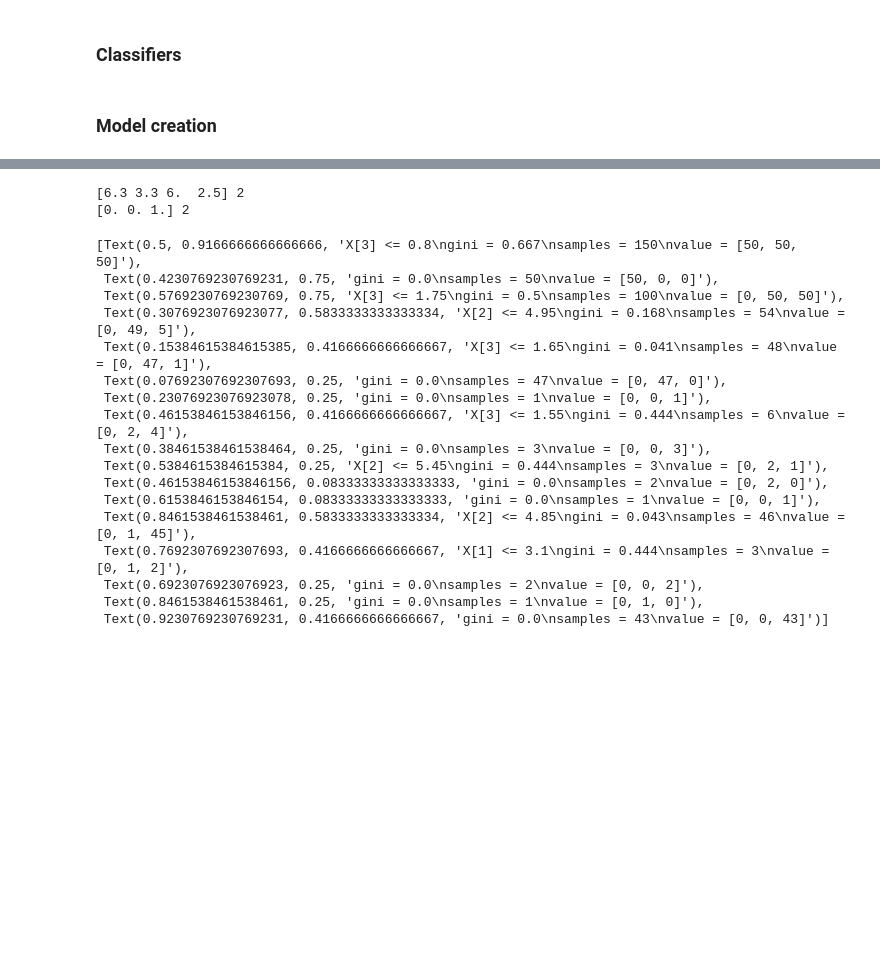
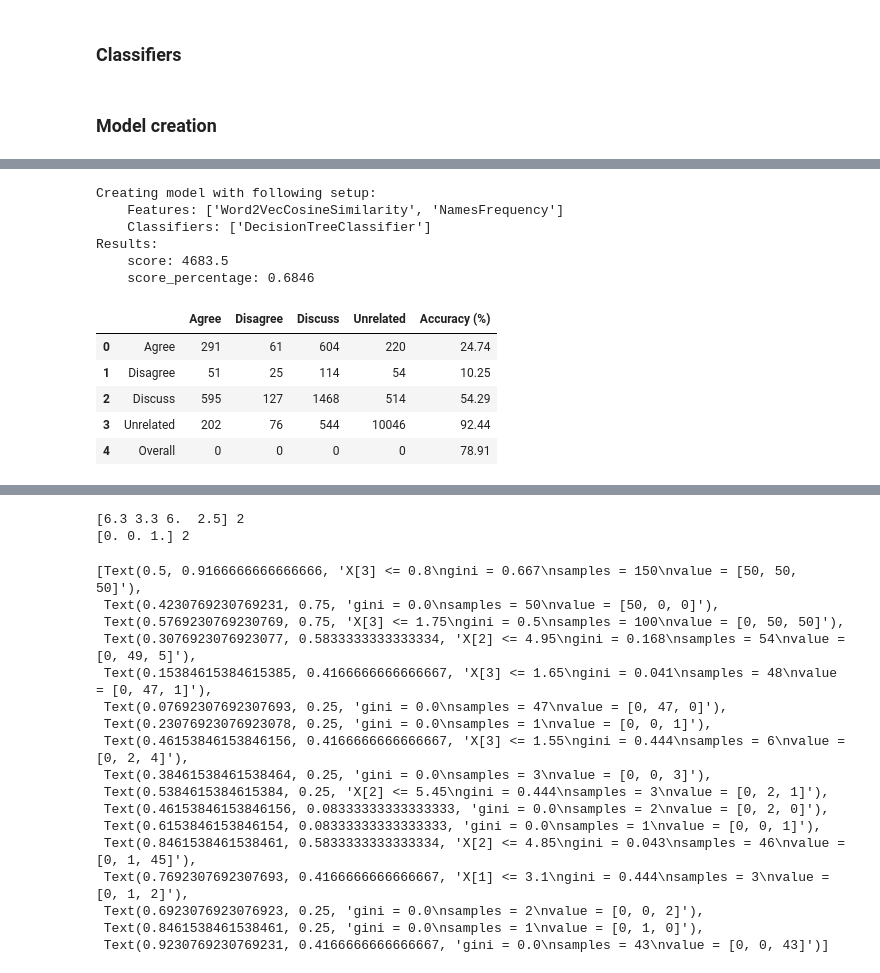
Before and after one commit to 4nds/Strojno_Ucenje_Projekt_FAIR, a Jupyter notebook: src/models.ipynb, the cells around one changed output, grey strips where cells are left out. Drawn from its saved outputs; the diff is of its cells as text; code cells hidden in the pictures; blank space fills up the shorter version.

```diff
--- a/src/models.ipynb
+++ b/src/models.ipynb
@@ -694,0 +781,23 @@ Creating model with following setup:
+# %%
+model = MachineLearningModel(fnc_data, \
+    [FEATURE_EXTRACTORS['Word2VecCosineSimilarity'],
+     FEATURE_EXTRACTORS['NamesFrequency']],
+    [decision_tree_classifier])
+model.printSetup()
+model.extractFeatures()
+model.train()
+model.test()
+model.printScores()
+# %% [output]
+Creating model with following setup:
+    Features: ['Word2VecCosineSimilarity', 'NamesFrequency']
+    Classifiers: ['DecisionTreeClassifier']
+Results:
+    score: 4683.5
+    score_percentage: 0.6846
+|  |  | Agree | Disagree | Discuss | Unrelated | Accuracy (%) |
+| 0 | Agree | 291 | 61 | 604 | 220 | 24.74 |
+| 1 | Disagree | 51 | 25 | 114 | 54 | 10.25 |
+| 2 | Discuss | 595 | 127 | 1468 | 514 | 54.29 |
+| 3 | Unrelated | 202 | 76 | 544 | 10046 | 92.44 |
+| 4 | Overall | 0 | 0 | 0 | 0 | 78.91 |
```
Also changed, not shown: parts of 35 cells of this notebook.
